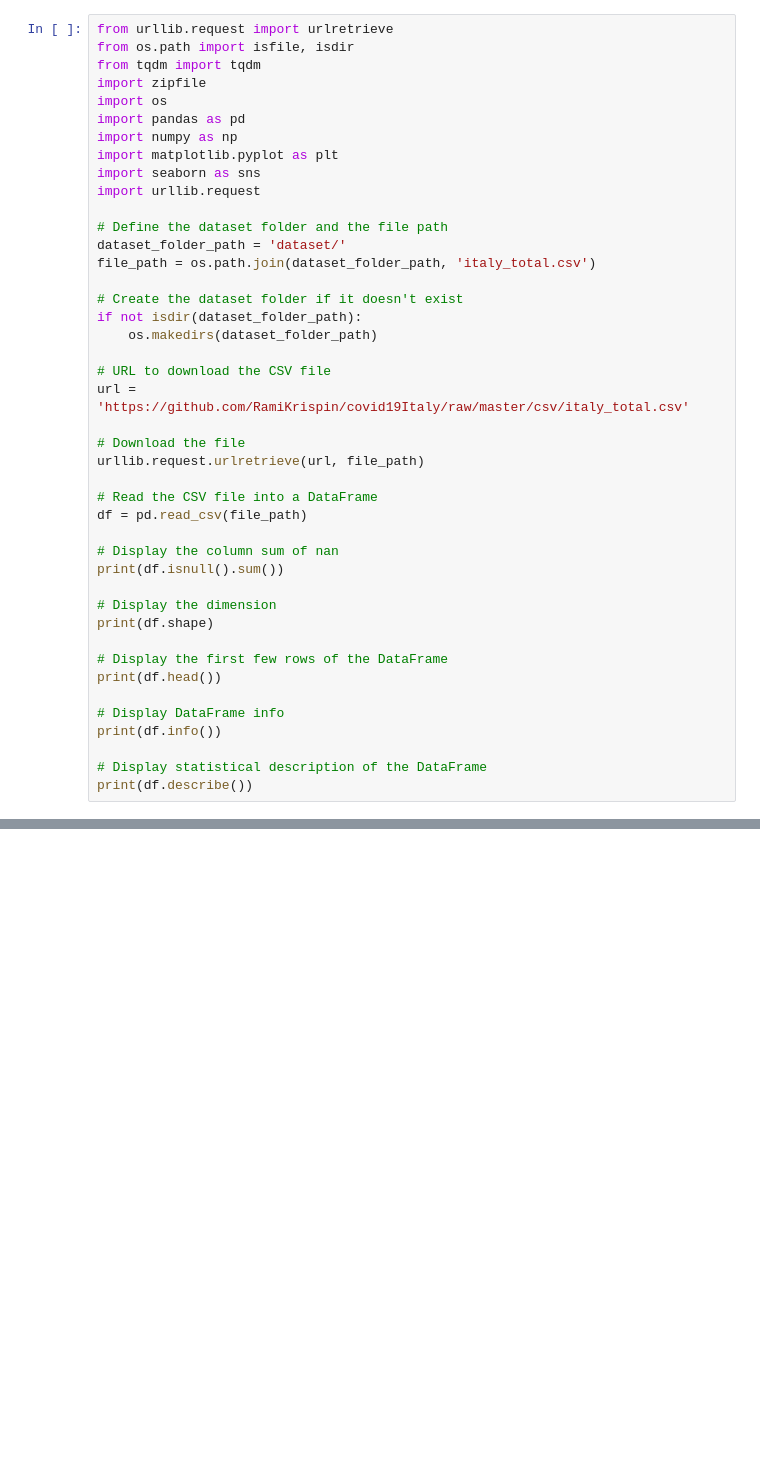
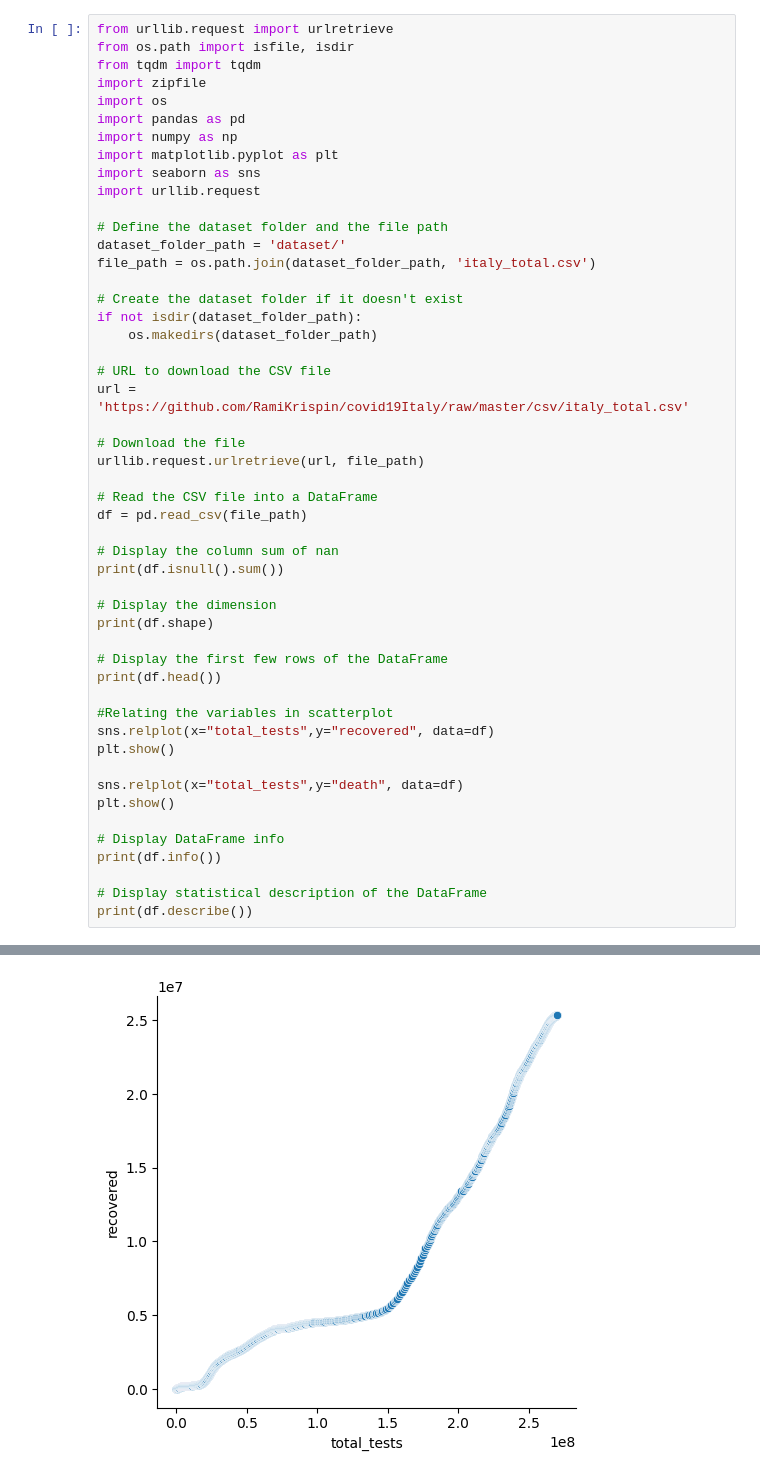
Before and after one commit to sulemantech/MLOnColab, a Jupyter notebook: PandaCovid.ipynb, the cells around one changed output, grey strips where cells are left out. Cells and saved outputs as stored; diff of their text form; blank space fills up the shorter version.

```diff
--- a/PandaCovid.ipynb
+++ b/PandaCovid.ipynb
@@ -38,6 +38,13 @@ print(df.shape)
 # Display the first few rows of the DataFrame
 print(df.head())
 
+#Relating the variables in scatterplot
+sns.relplot(x="total_tests",y="recovered", data=df)
+plt.show()
+
+sns.relplot(x="total_tests",y="death", data=df)
+plt.show()
+
 # Display DataFrame info
 print(df.info())
 
@@ -63,0 +71 @@ max                         1.593701e+07    1.012012e+08        1.688109e+08
+[figure, added]
```
Also changed, not shown: parts of 1 cell of this notebook.
